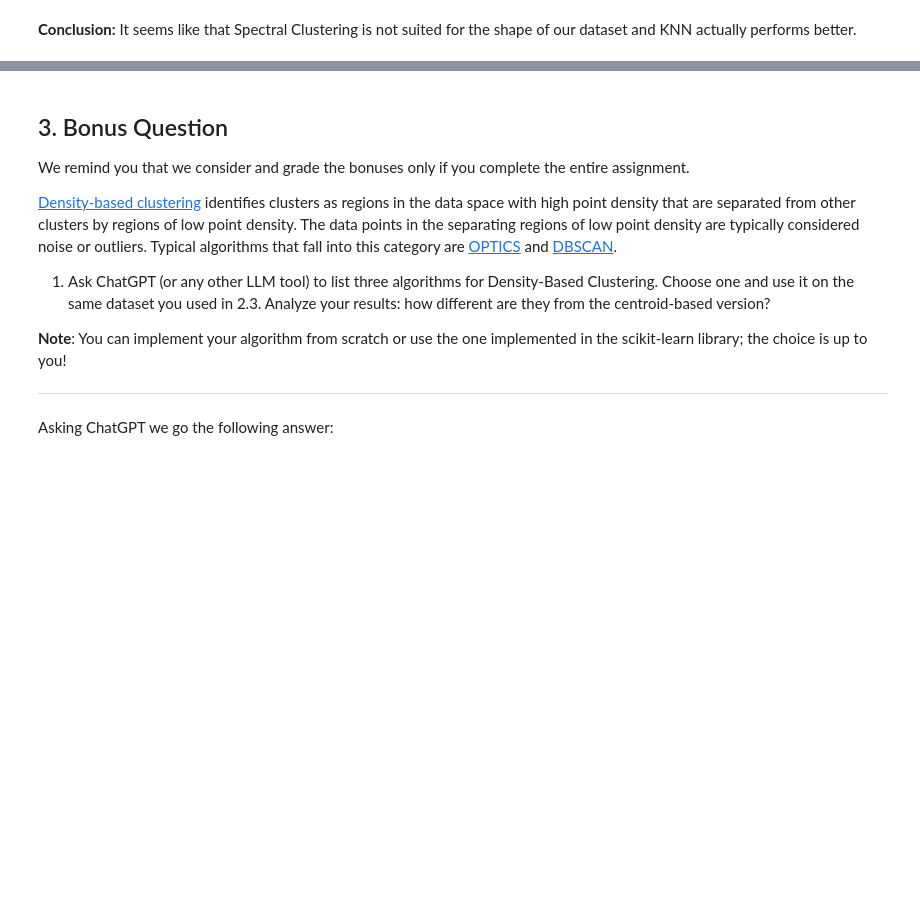
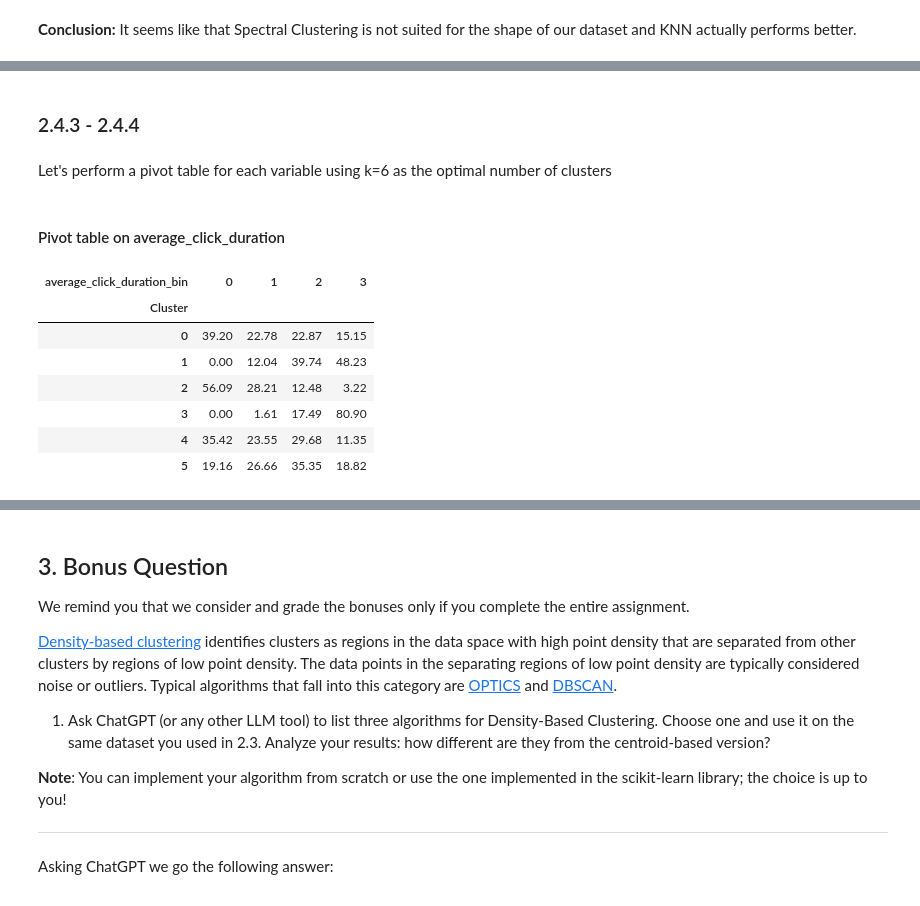
Before and after one commit to JesterProphet/ADM-HW4, a Jupyter notebook: main.ipynb, the cells around one changed output, grey strips where cells are left out. Saved outputs shown, nothing was run; the diff lists cells and outputs as text; code cells hidden in the pictures; blank space fills up the shorter version.

```diff
--- a/main.ipynb
+++ b/main.ipynb
@@ -1451,0 +1501,23 @@ You are often encouraged to explain the main characteristics that your clusters
+# %% [markdown]
+### 2.4.3 - 2.4.4
+# %% [markdown]
+Let's perform a pivot table for each variable using k=6 as the optimal number of clusters
+# %%
+kmean_pp_result = pd.read_csv('kmeans_pp_output.csv')
+user_df['Cluster'] = kmean_pp_result['Cluster']
+# %% [markdown]
+#### Pivot table on average_click_duration
+# %%
+# Pivot table for 'average_click_duration'
+pivot_average_click = user_df.pivot_table(values='average_click_duration', index='Cluster', columns='average_click_duration_bin', aggfunc='count')
+pivot_average_click_percentage = pivot_average_click.div(pivot_average_click.sum(axis=1), axis=0) * 100
+pivot_average_click_percentage.fillna(0).round(2)
+# %% [output]
+| average_click_duration_bin | 0 | 1 | 2 | 3 |
+| Cluster |  |  |  |  |
+| 0 | 39.20 | 22.78 | 22.87 | 15.15 |
+| 1 | 0.00 | 12.04 | 39.74 | 48.23 |
+| 2 | 56.09 | 28.21 | 12.48 | 3.22 |
+| 3 | 0.00 | 1.61 | 17.49 | 80.90 |
+| 4 | 35.42 | 23.55 | 29.68 | 11.35 |
+| 5 | 19.16 | 26.66 | 35.35 | 18.82 |
```
Also changed, not shown: parts of 24 cells of this notebook.
